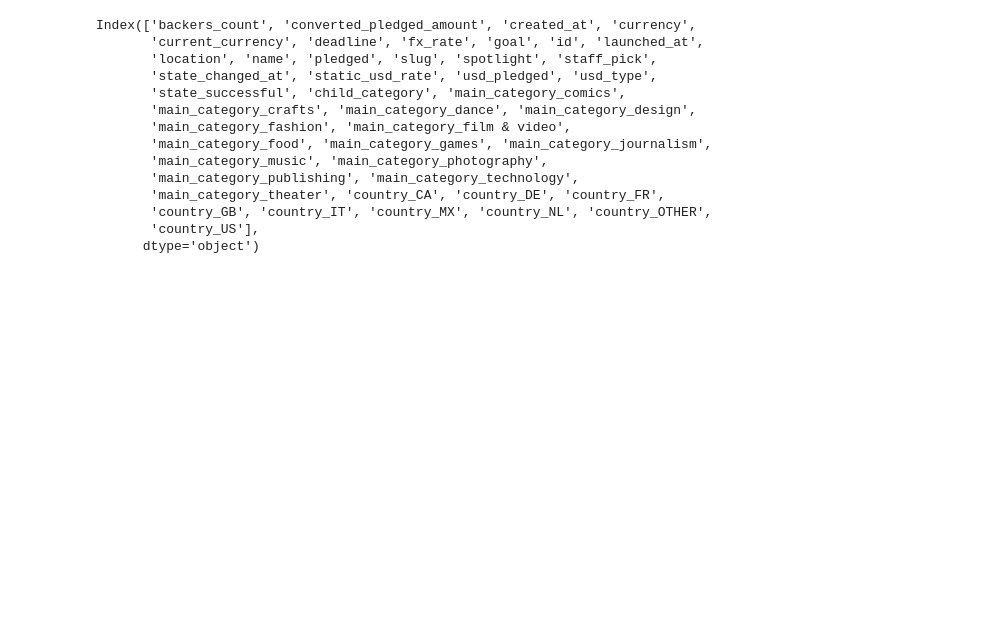
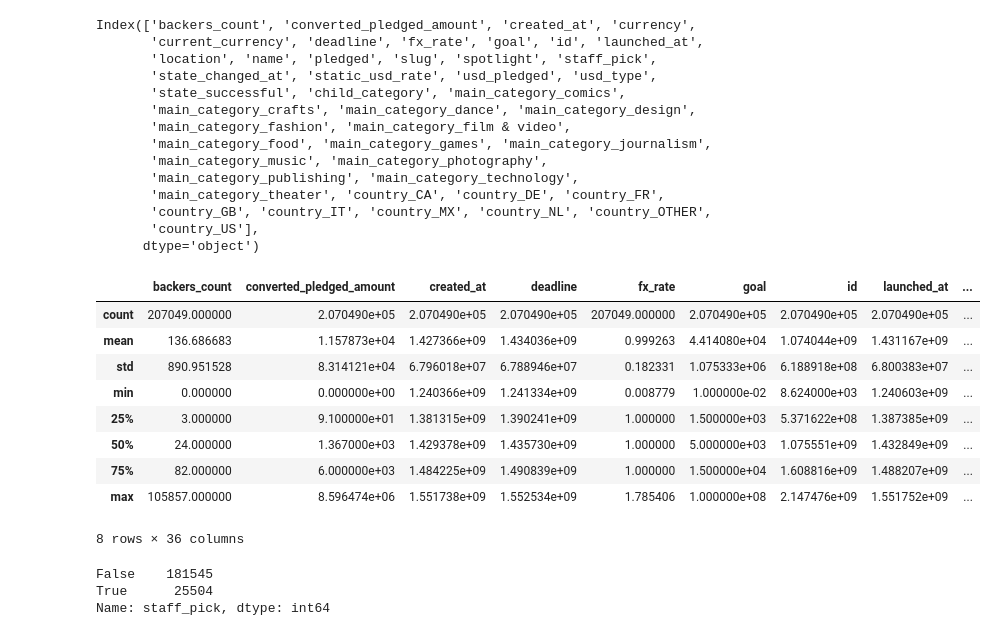
Before and after one commit to natashaborders-zz/Predicting_Kickstarter_Campaign_Success, a Jupyter notebook: Exploratory_Data_Analysis_Workbooks/Data_Transformation.ipynb, the cells around one changed output. Saved outputs shown, nothing was run; the diff lists cells and outputs as text; code cells hidden in the pictures; blank space fills up the shorter version.

```diff
--- a/Exploratory_Data_Analysis_Workbooks/Data_Transformation.ipynb
+++ b/Exploratory_Data_Analysis_Workbooks/Data_Transformation.ipynb
@@ -198,3 +198,22 @@ Index(['backers_count', 'converted_pledged_amount', 'created_at', 'currency',
        'country_GB', 'country_IT', 'country_MX', 'country_NL', 'country_OTHER',
        'country_US'],
       dtype='object')
+# %%
+kickstarter.describe()
+# %% [output]
+|  | backers_count | converted_pledged_amount | created_at | deadline | fx_rate | goal | id | launched_at | ... |
+| count | 207049.000000 | 2.070490e+05 | 2.070490e+05 | 2.070490e+05 | 207049.000000 | 2.070490e+05 | 2.070490e+05 | 2.070490e+05 | ... |
+| mean | 136.686683 | 1.157873e+04 | 1.427366e+09 | 1.434036e+09 | 0.999263 | 4.414080e+04 | 1.074044e+09 | 1.431167e+09 | ... |
+| std | 890.951528 | 8.314121e+04 | 6.796018e+07 | 6.788946e+07 | 0.182331 | 1.075333e+06 | 6.188918e+08 | 6.800383e+07 | ... |
+| min | 0.000000 | 0.000000e+00 | 1.240366e+09 | 1.241334e+09 | 0.008779 | 1.000000e-02 | 8.624000e+03 | 1.240603e+09 | ... |
+| 25% | 3.000000 | 9.100000e+01 | 1.381315e+09 | 1.390241e+09 | 1.000000 | 1.500000e+03 | 5.371622e+08 | 1.387385e+09 | ... |
+| 50% | 24.000000 | 1.367000e+03 | 1.429378e+09 | 1.435730e+09 | 1.000000 | 5.000000e+03 | 1.075551e+09 | 1.432849e+09 | ... |
+| 75% | 82.000000 | 6.000000e+03 | 1.484225e+09 | 1.490839e+09 | 1.000000 | 1.500000e+04 | 1.608816e+09 | 1.488207e+09 | ... |
+| max | 105857.000000 | 8.596474e+06 | 1.551738e+09 | 1.552534e+09 | 1.785406 | 1.000000e+08 | 2.147476e+09 | 1.551752e+09 | ... |
+8 rows × 36 columns
+# %%
+kickstarter['staff_pick'].value_counts()
+# %% [output]
+False    181545
+True      25504
+Name: staff_pick, dtype: int64
```
Also changed, not shown: parts of 9 cells of this notebook.
